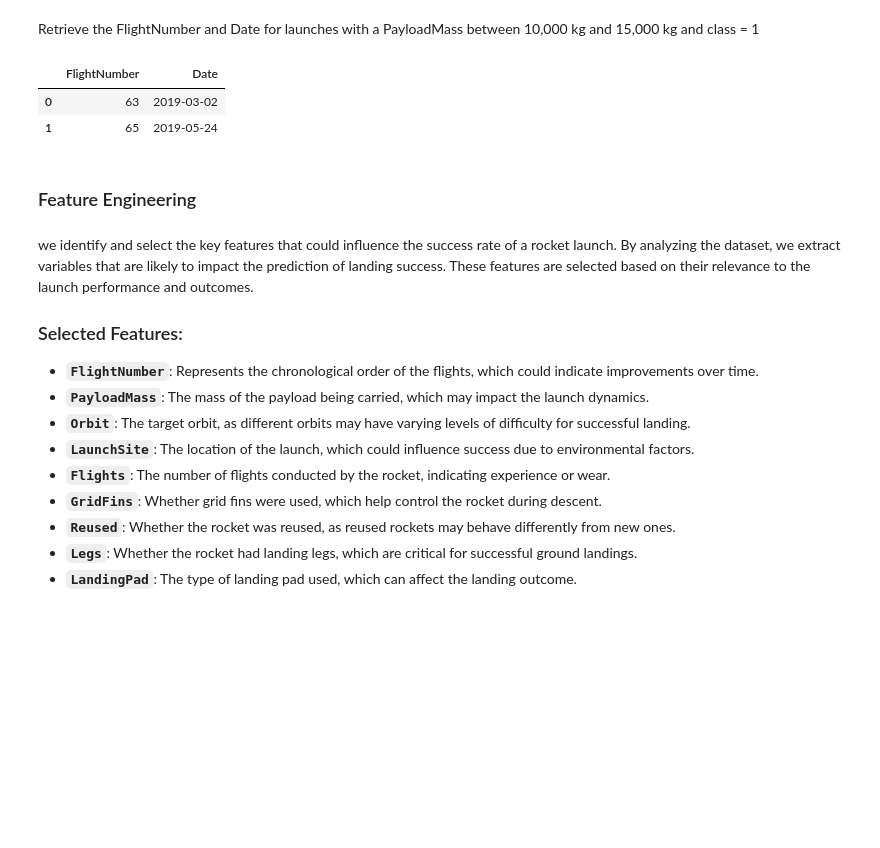
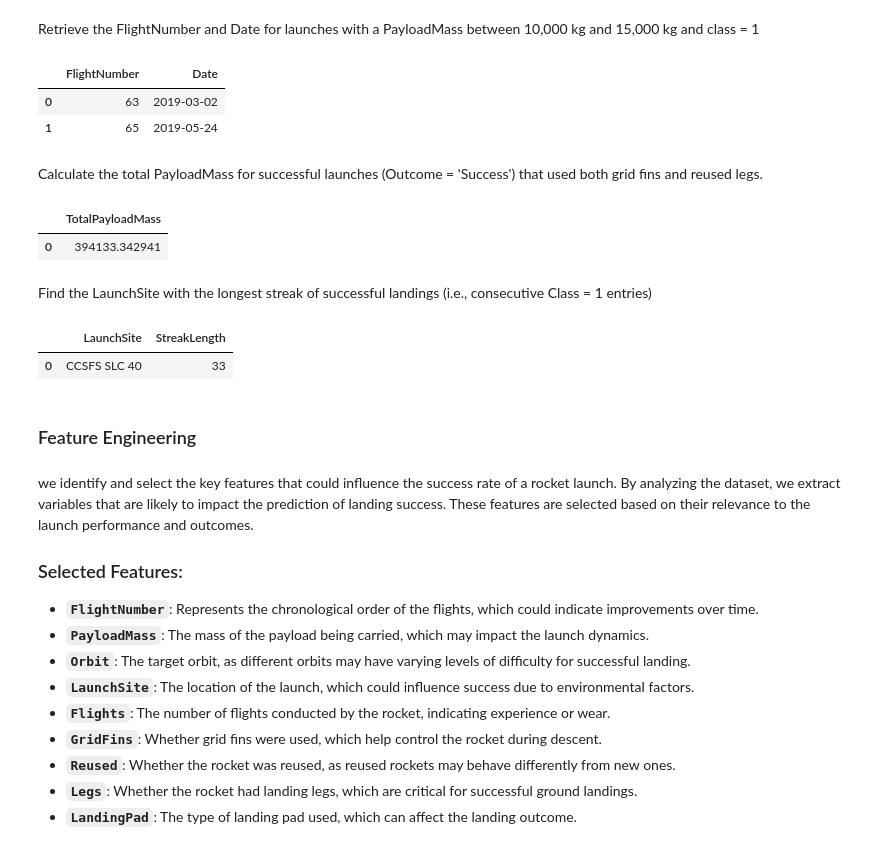
Before and after one commit to ClaudioChavarria/Rocket-Landing-Success-ML, a Jupyter notebook: 03-eda_and_feature_engineering/03-eda-and-feature-engineering.ipynb, the cells around one changed output. Saved outputs shown, nothing was run; the diff lists cells and outputs as text; code cells hidden in the pictures; blank space fills up the shorter version.

```diff
--- a/03-eda_and_feature_engineering/03-eda-and-feature-engineering.ipynb
+++ b/03-eda_and_feature_engineering/03-eda-and-feature-engineering.ipynb
@@ -288,6 +288,35 @@ AND class = 1
 |  | FlightNumber | Date |
 | 0 | 63 | 2019-03-02 |
 | 1 | 65 | 2019-05-24 |
+# %% [markdown]
+Calculate the total PayloadMass for successful launches (Outcome = 'Success') that used both grid fins and reused legs.
+# %%
+%%sql
+SELECT SUM(PayloadMass) AS TotalPayloadMass
+FROM SPACEX_LANDING
+WHERE class = 1 AND GridFins = TRUE AND Legs = TRUE;
+# %% [output]
+|  | TotalPayloadMass |
+| 0 | 394133.342941 |
+# %% [markdown]
+Find the LaunchSite with the longest streak of successful landings (i.e., consecutive Class = 1 entries)
+# %%
+%%sql
+WITH Streaks AS (
+    SELECT LaunchSite, Date,
+           ROW_NUMBER() OVER (PARTITION BY LaunchSite ORDER BY Date) -
+           ROW_NUMBER() OVER (PARTITION BY LaunchSite, Class ORDER BY Date) AS Streak
+    FROM SPACEX_LANDING
+    WHERE Class = 1
+)
+SELECT LaunchSite, COUNT(*) AS StreakLength
+FROM Streaks
+GROUP BY LaunchSite, Streak
+ORDER BY StreakLength DESC
+LIMIT 1;
+# %% [output]
+|  | LaunchSite | StreakLength |
+| 0 | CCSFS SLC 40 | 33 |
 # %% [markdown]
 ### Feature Engineering
 # %% [markdown]
```
